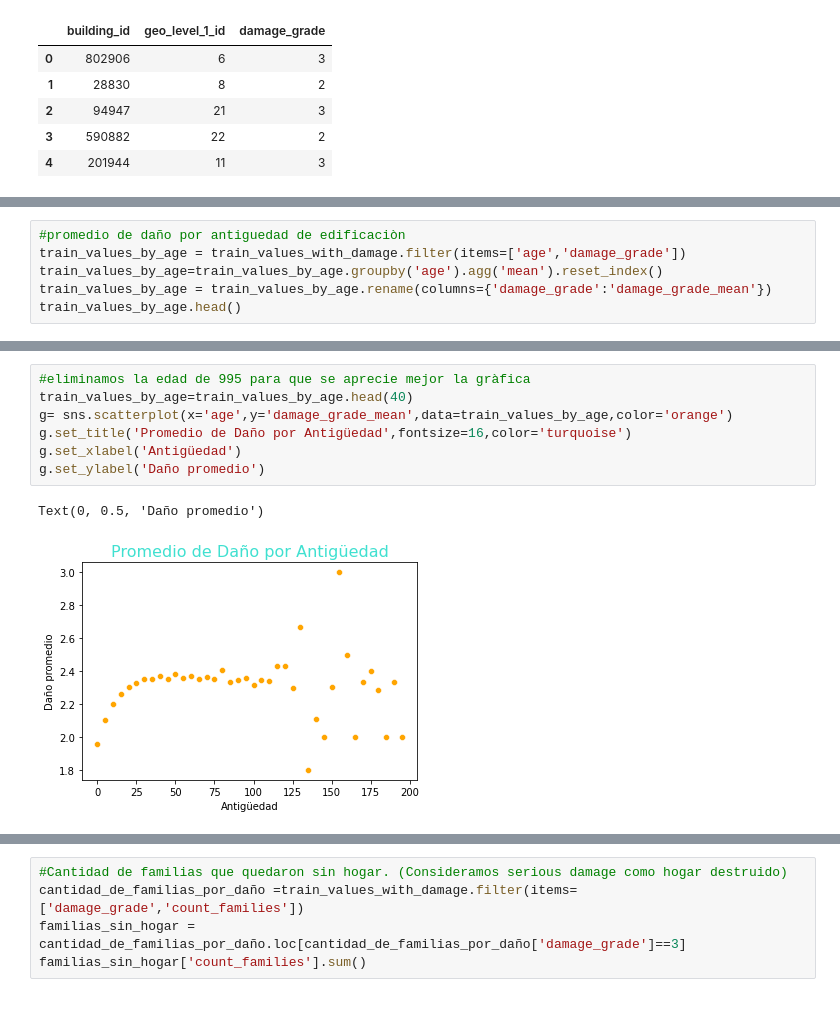
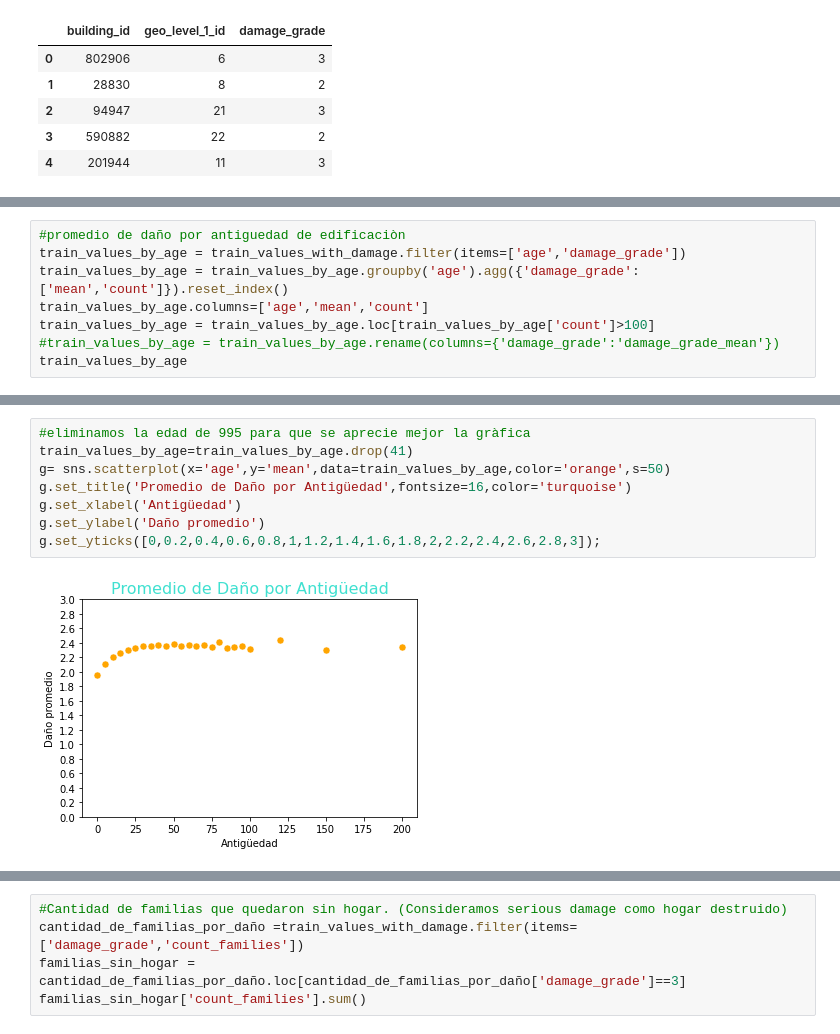
Before and after one commit to juanchycc/Datos-tp1, a Jupyter notebook: tp1.ipynb, the cells around one changed output, grey strips where cells are left out. Cells and saved outputs as stored; diff of their text form; blank space fills up the shorter version.

```diff
--- a/tp1.ipynb
+++ b/tp1.ipynb
@@ -73,7 +80,9 @@ train_values_by_geo_level_one.loc[train_values_by_geo_level_one[
 # %%
 #promedio de daño por antiguedad de edificaciòn
 train_values_by_age = train_values_with_damage.filter(items=['age','damage_grade'])
-train_values_by_age=train_values_by_age.groupby('age').agg('mean').reset_index()
-train_values_by_age = train_values_by_age.rename(columns={'damage_grade':'damage_grade_mean'})
-train_values_by_age.head()
+train_values_by_age = train_values_by_age.groupby('age').agg({'damage_grade':['mean','count']}).reset_index()
+train_values_by_age.columns=['age','mean','count']
+train_values_by_age = train_values_by_age.loc[train_values_by_age['count']>100]
+#train_values_by_age = train_values_by_age.rename(columns={'damage_grade':'damage_grade_mean'})
+train_values_by_age
 # %% [output]
@@ -86,12 +106,12 @@ train_values_by_age.head()
 # %%
 #eliminamos la edad de 995 para que se aprecie mejor la gràfica
-train_values_by_age=train_values_by_age.head(40)
-g= sns.scatterplot(x='age',y='damage_grade_mean',data=train_values_by_age,color='orange')
+train_values_by_age=train_values_by_age.drop(41)
+g= sns.scatterplot(x='age',y='mean',data=train_values_by_age,color='orange',s=50)
 g.set_title('Promedio de Daño por Antigüedad',fontsize=16,color='turquoise')
 g.set_xlabel('Antigüedad')
 g.set_ylabel('Daño promedio')
+g.set_yticks([0,0.2,0.4,0.6,0.8,1,1.2,1.4,1.6,1.8,2,2.2,2.4,2.6,2.8,3]);
 # %% [output]
-Text(0, 0.5, 'Daño promedio')
-[figure, old version]
+[figure, new version]
 # %%
 #Promedio de daño por geo lvl1 y condicion de la superficie terrestre
```
Also changed, not shown: parts of 20 cells of this notebook.
